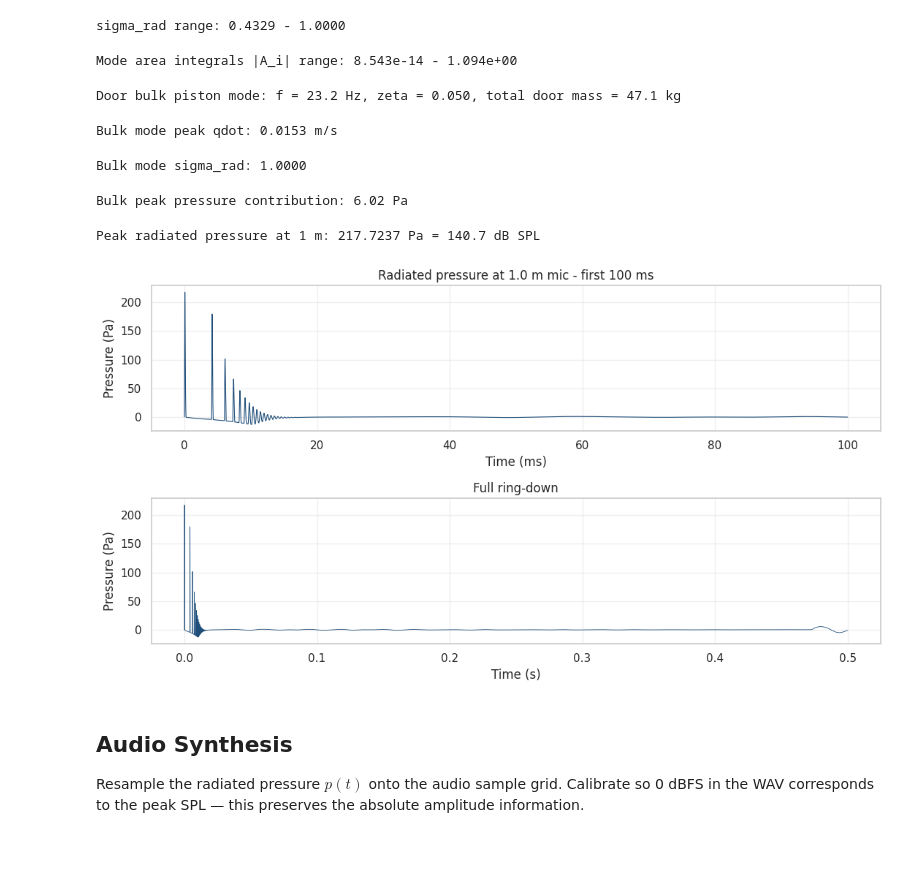
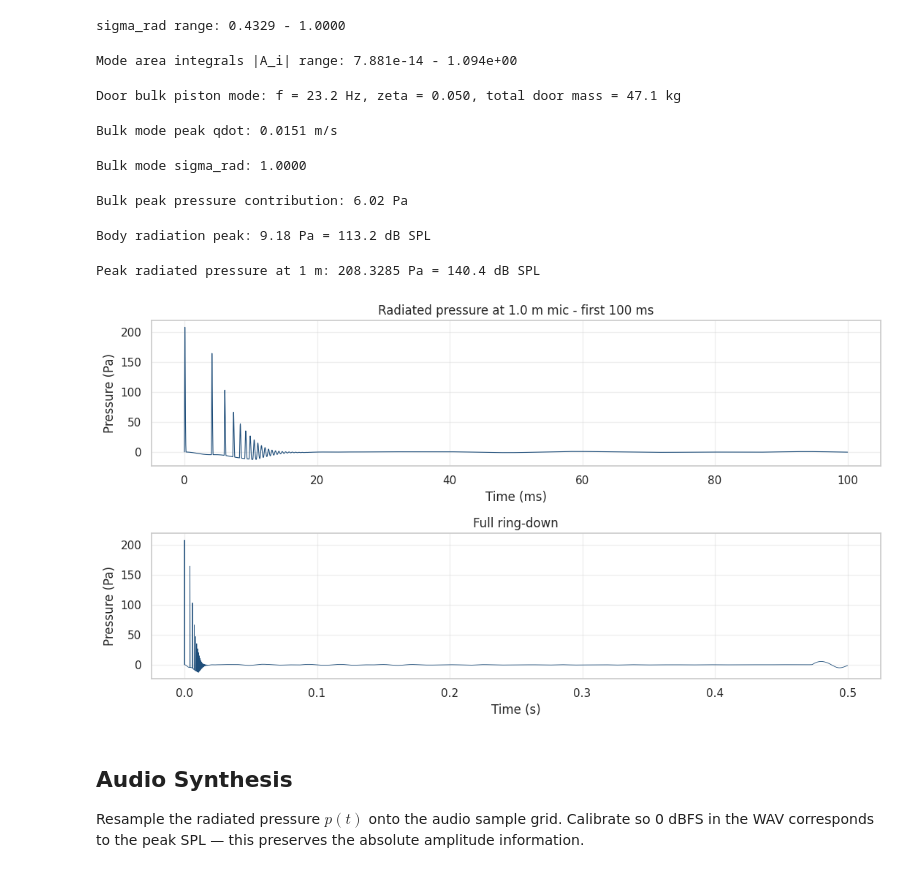
Before and after one commit to stellarshenson/henryk-simulations, a Jupyter notebook: notebooks/05-kj-acoustic-radiation.ipynb, the cells around one changed output. Drawn from its saved outputs; the diff is of its cells as text; code cells hidden in the pictures.

```diff
--- a/notebooks/05-kj-acoustic-radiation.ipynb
+++ b/notebooks/05-kj-acoustic-radiation.ipynb
@@ -110,9 +110,9 @@ PARAMS = {
         "m3_body_kg": 65.0,        # rest of body (spine + organs + bulk)
         # Linkages (Lobdell scaled)
         "k_skin_N_per_m": 1.3e6,   # skin-flesh to scapula (281 N/mm x 4.5)
-        "c_skin_Ns_per_m": 2400,    # 524 x 4.5 (Lobdell skin damping x scale)
+        "c_skin_Ns_per_m": 240,     # 5% damping - body internal mode rings (thump)
         "k_body_N_per_m": 1.2e5,    # scapula to body bulk (26 N/mm x 4.5)
-        "c_body_Ns_per_m": 1600,    # 350 x 4.5
+        "c_body_Ns_per_m": 90,      # 6% damping - ~200 ms ring at 28 Hz body mode
         "v_impact_m_per_s": LOWER_BOUND.v_impact,
         # Hunt-Crossley contact between skin mass and panel
         "k_contact_N_per_m_pow_n": 5.0e8,  # nearly-rigid contact
@@ -617,37 +617,56 @@ console.print(f'[cyan]Bulk mode peak qdot:[/cyan] {np.max(np.abs(qdot_bulk)):.4f
 console.print(f'[cyan]Bulk mode sigma_rad:[/cyan] {sigma_bulk:.4f}')
 console.print(f'[cyan]Bulk peak pressure contribution:[/cyan] {np.max(np.abs(p_far_bulk)):.2f} Pa')
 
 # Total radiated pressure = panel modes + bulk piston mode
 p_far_t = p_far_panel + p_far_bulk
 
+# ADD BODY RADIATION: the body's posterior surface moves coherently as
+# the pad mass v1 oscillates during impact + post-impact body internal
+# mode ringing.  Body acts as a piston-like monopole radiator with no
+# critical-frequency cutoff (sigma_rad ~ 1).  Effective radiating area =
+# back contact area ~ 30 x 20 cm = 0.06 m^2.
+A_body = 0.30 * 0.20    # bi-scapular contact patch on body
+v1_t = sol.y[1]          # pad velocity (toward door)
+# Pad acceleration from finite differences (or directly from ODE)
+a1_t = np.gradient(v1_t, t_sim)
+# Body-side radiation: p = rho * A * (-a_pad) / (4 pi r)  (sign flip
+# because pad velocity toward door is negative-radiating in our frame)
+p_far_body = rho_air * A_body * a1_t / (4 * np.pi * r_mic)
+console.print(f'[cyan]Body radiation peak:[/cyan] {np.max(np.abs(p_far_body)):.2f} Pa = '
+              f'{20*np.log10(max(np.max(np.abs(p_far_body)), 1e-9)/20e-6):.1f} dB SPL')
+
+# Total pressure: panel modes + bulk piston + body surface radiation
+p_far_t = p_far_panel + p_far_bulk + p_far_body
+
 p_peak = np.max(np.abs(p_far_t))
 spl_peak = 20 * np.log10(p_peak / 20e-6) if p_peak > 0 else -np.inf
 console.print(f"[bold red]Peak radiated pressure at 1 m: {p_peak:.4f} Pa = {spl_peak:.1f} dB SPL[/]")
 
 # Plot p(t)
 fig, axes = plt.subplots(2, 1, figsize=(11, 6), sharex=False)
 ax = axes[0]
 zoom = int(np.argmax(t_sim > 0.10))
 ax.plot(t_sim[:zoom] * 1000, p_far_t[:zoom], color="#1f4e7a", lw=0.8)
 ax.set_xlabel("Time (ms)"); ax.set_ylabel("Pressure (Pa)")
 ax.set_title(f"Radiated pressure at {r_mic} m mic - first 100 ms")
 ax.grid(True, alpha=0.3)
 ax = axes[1]
 ax.plot(t_sim, p_far_t, color="#1f4e7a", lw=0.6)
 ax.set_xlabel("Time (s)"); ax.set_ylabel("Pressure (Pa)")
 ax.set_title("Full ring-down")
 ax.grid(True, alpha=0.3)
 fig.tight_layout()
 fig.savefig(FIG_DIR / "05-radiated-pressure.png", dpi=140, bbox_inches="tight")
 plt.show()
 # %% [output]
-Mode area integrals |A_i| range: 8.543e-14 - 1.094e+00
+Mode area integrals |A_i| range: 7.881e-14 - 1.094e+00
 Door bulk piston mode: f = 23.2 Hz, zeta = 0.050, total door mass = 47.1 kg
-Bulk mode peak qdot: 0.0153 m/s
+Bulk mode peak qdot: 0.0151 m/s
 Bulk mode sigma_rad: 1.0000
 Bulk peak pressure contribution: 6.02 Pa
-Peak radiated pressure at 1 m: 217.7237 Pa = 140.7 dB SPL
+Body radiation peak: 9.18 Pa = 113.2 dB SPL
+Peak radiated pressure at 1 m: 208.3285 Pa = 140.4 dB SPL
-[figure, old version]
+[figure, new version]
 # %% [markdown]
 ## Audio Synthesis
 
```
Also changed, not shown: parts of 3 cells of this notebook, 6 other files.
